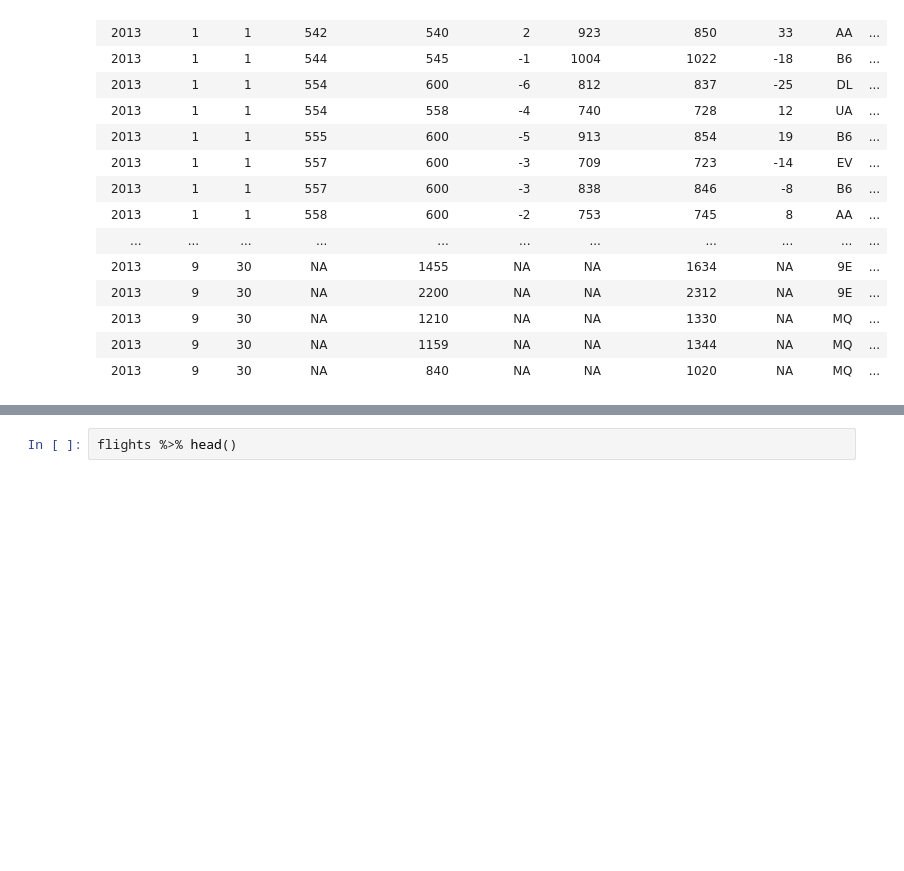
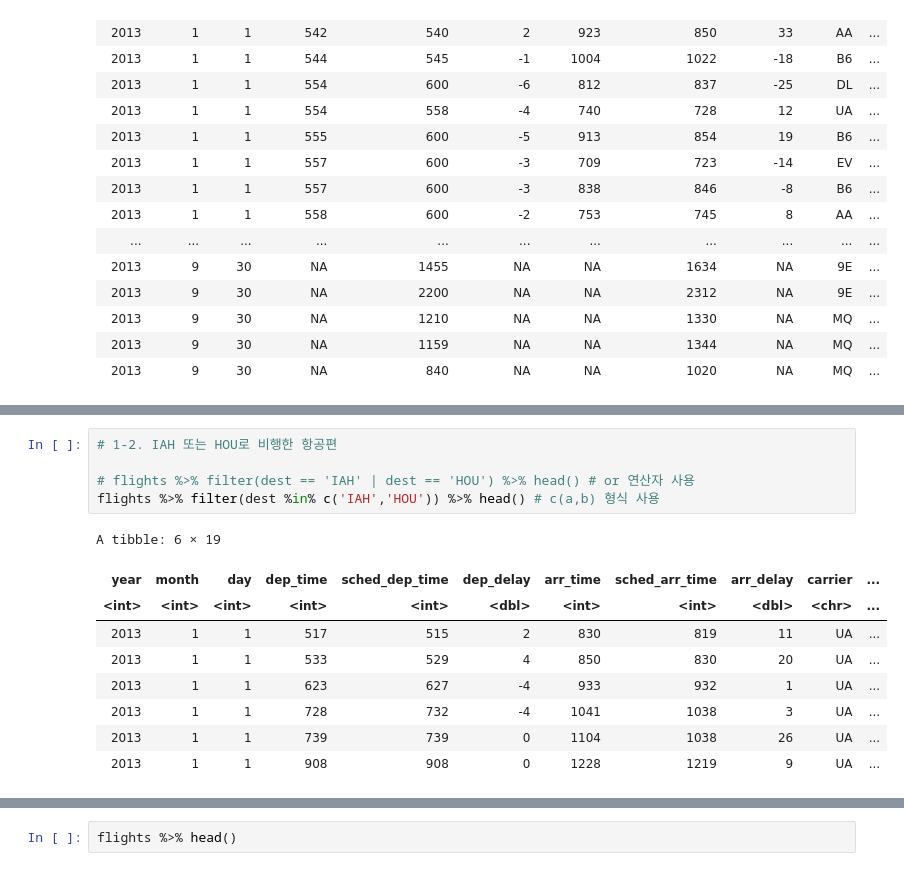
Before and after one commit to yoonsungah/BigDataClass, a Jupyter notebook: R_for_Data_Science.ipynb, the cells around one changed output, grey strips where cells are left out. Cells and saved outputs as stored; diff of their text form; blank space fills up the shorter version.

```diff
--- a/R_for_Data_Science.ipynb
+++ b/R_for_Data_Science.ipynb
@@ -269,0 +202,15 @@ A tibble: 6 × 16
+# %%
+# 1-2. IAH 또는 HOU로 비행한 항공편
+
+# flights %>% filter(dest == 'IAH' | dest == 'HOU') %>% head() # or 연산자 사용
+flights %>% filter(dest %in% c('IAH','HOU')) %>% head() # c(a,b) 형식 사용
+# %% [output]
+A tibble: 6 × 19
+| year | month | day | dep_time | sched_dep_time | dep_delay | arr_time | sched_arr_time | arr_delay | carrier | ... |
+| <int> | <int> | <int> | <int> | <int> | <dbl> | <int> | <int> | <dbl> | <chr> | ... |
+| 2013 | 1 | 1 | 517 | 515 | 2 | 830 | 819 | 11 | UA | ... |
+| 2013 | 1 | 1 | 533 | 529 | 4 | 850 | 830 | 20 | UA | ... |
+| 2013 | 1 | 1 | 623 | 627 | -4 | 933 | 932 | 1 | UA | ... |
+| 2013 | 1 | 1 | 728 | 732 | -4 | 1041 | 1038 | 3 | UA | ... |
+| 2013 | 1 | 1 | 739 | 739 | 0 | 1104 | 1038 | 26 | UA | ... |
+| 2013 | 1 | 1 | 908 | 908 | 0 | 1228 | 1219 | 9 | UA | ... |
```
Also changed, not shown: parts of 102 cells of this notebook.
